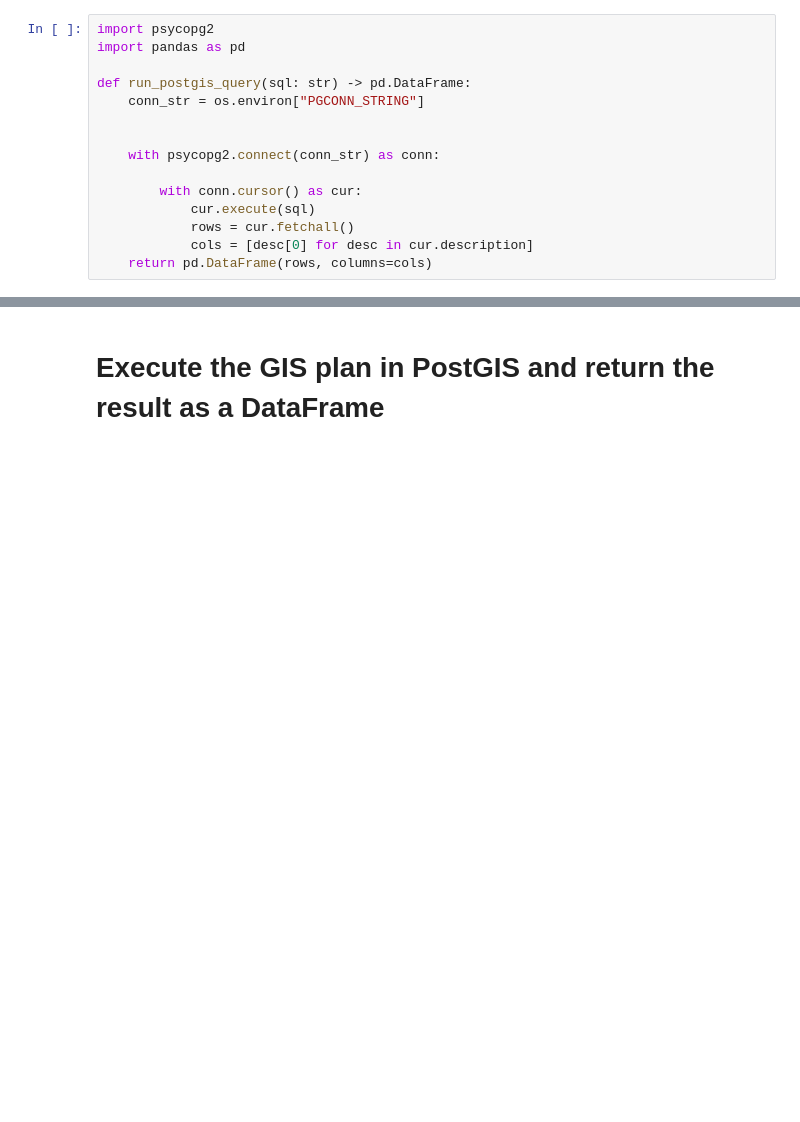
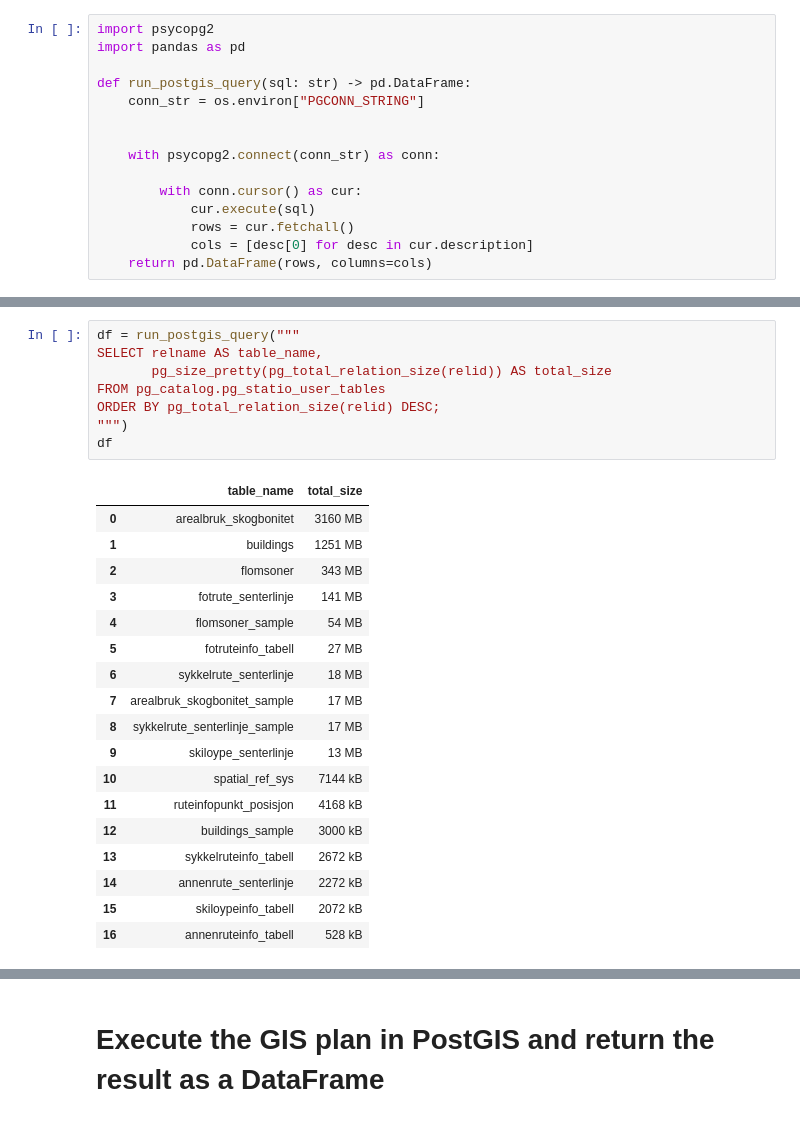
Before and after one commit to MatinM-96/llm-gis-poc, a Jupyter notebook: Nordkart.ipynb, the cells around one changed output, grey strips where cells are left out. Saved outputs shown, nothing was run; the diff lists cells and outputs as text; blank space fills up the shorter version.

```diff
--- a/Nordkart.ipynb
+++ b/Nordkart.ipynb
@@ -477,0 +501,27 @@ def run_postgis_query(sql: str) -> pd.DataFrame:
+# %%
+df = run_postgis_query("""
+SELECT relname AS table_name,
+       pg_size_pretty(pg_total_relation_size(relid)) AS total_size
+FROM pg_catalog.pg_statio_user_tables
+ORDER BY pg_total_relation_size(relid) DESC;
+""")
+df
+# %% [output]
+|  | table_name | total_size |
+| 0 | arealbruk_skogbonitet | 3160 MB |
+| 1 | buildings | 1251 MB |
+| 2 | flomsoner | 343 MB |
+| 3 | fotrute_senterlinje | 141 MB |
+| 4 | flomsoner_sample | 54 MB |
+| 5 | fotruteinfo_tabell | 27 MB |
+| 6 | sykkelrute_senterlinje | 18 MB |
+| 7 | arealbruk_skogbonitet_sample | 17 MB |
+| 8 | sykkelrute_senterlinje_sample | 17 MB |
+| 9 | skiloype_senterlinje | 13 MB |
+| 10 | spatial_ref_sys | 7144 kB |
+| 11 | ruteinfopunkt_posisjon | 4168 kB |
+| 12 | buildings_sample | 3000 kB |
+| 13 | sykkelruteinfo_tabell | 2672 kB |
+| 14 | annenrute_senterlinje | 2272 kB |
+| 15 | skiloypeinfo_tabell | 2072 kB |
+| 16 | annenruteinfo_tabell | 528 kB |
```
Also changed, not shown: parts of 28 cells of this notebook.
